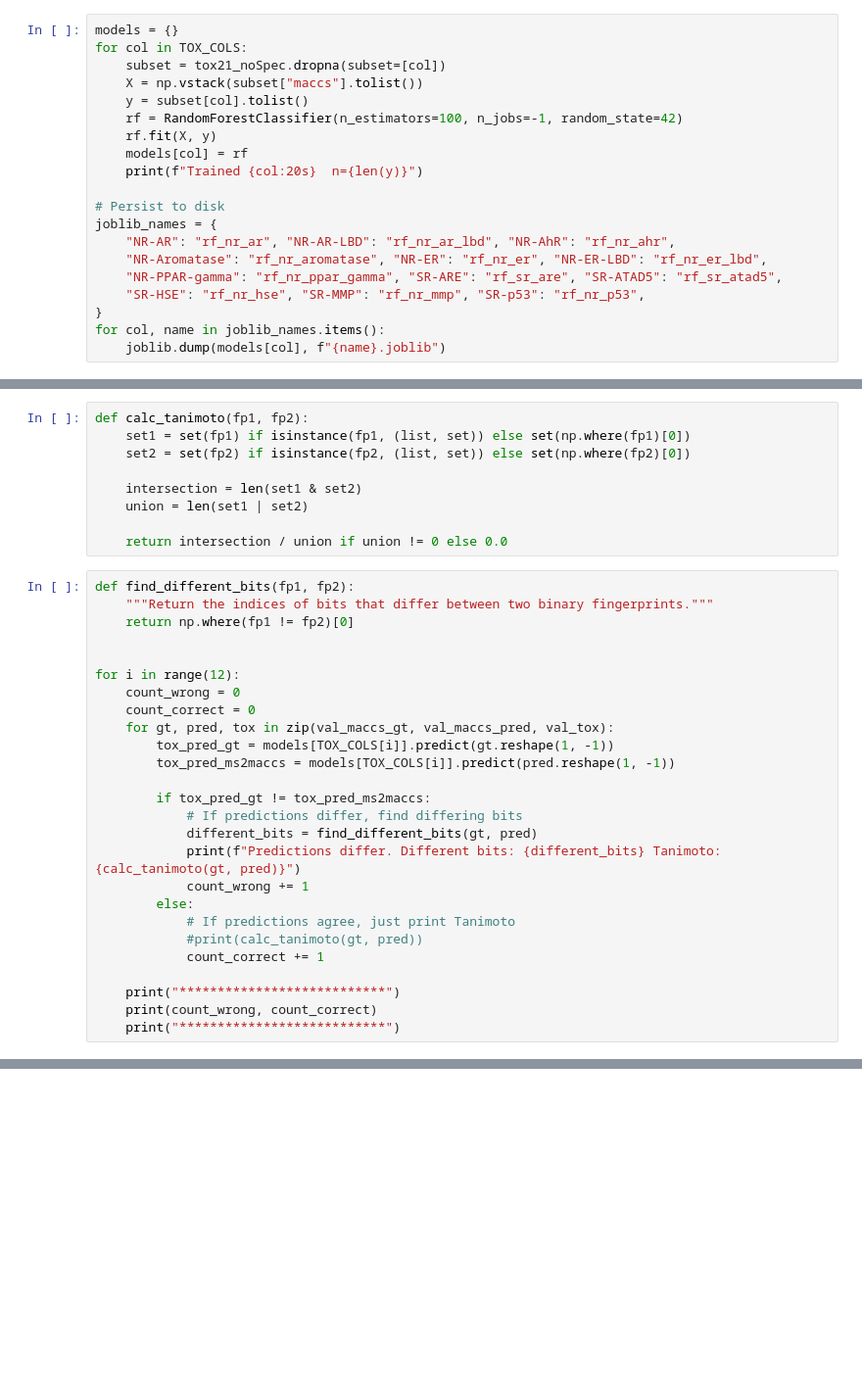
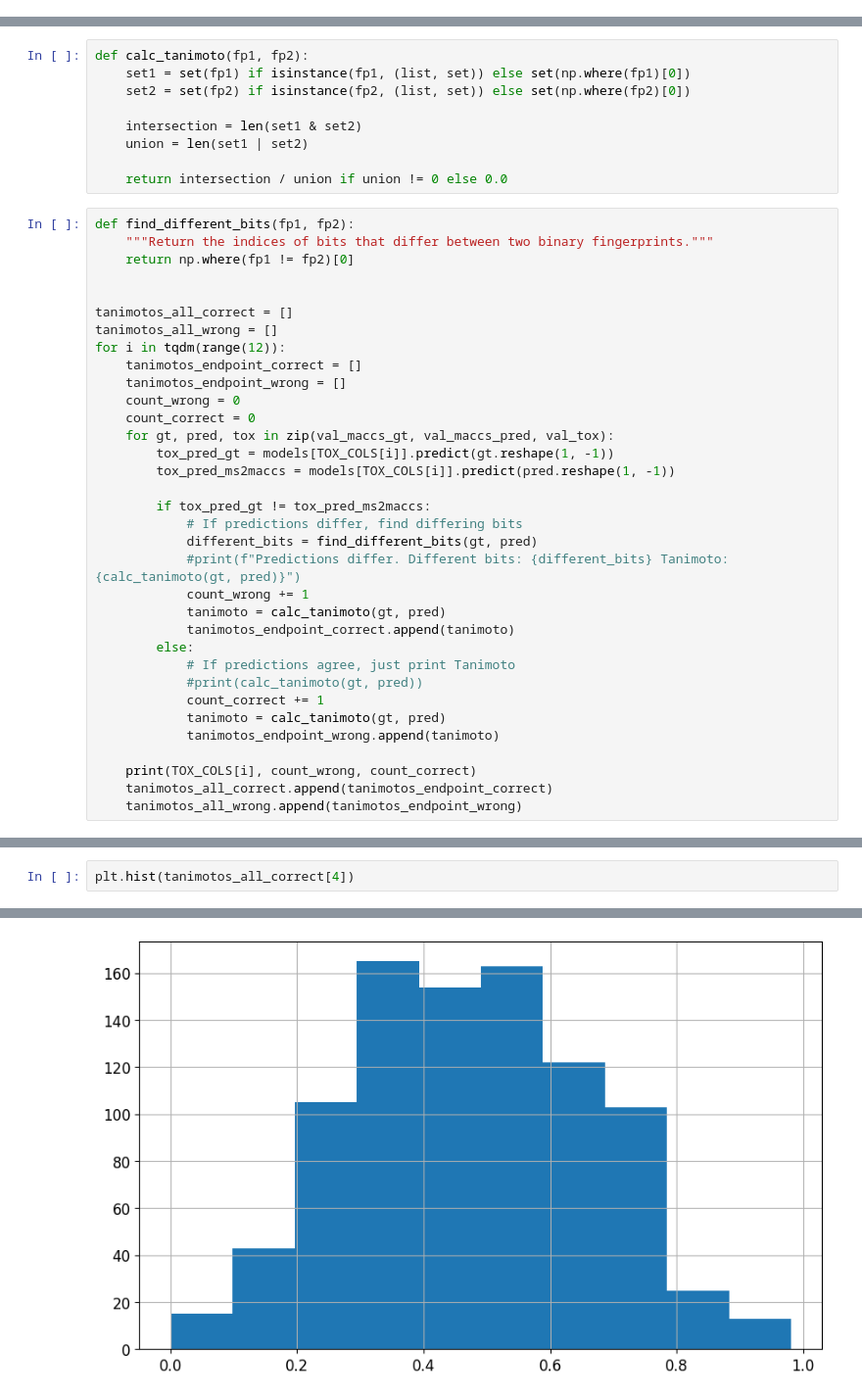
Before and after one commit to j-a-dietrich/MS2MACCS, a Jupyter notebook: paper/tox/tox21_ms2maccs.ipynb, the cells around one changed output, grey strips where cells are left out. Shown at 98% size. Drawn from its saved outputs; the diff is of its cells as text; blank space fills up the shorter version.

```diff
--- a/paper/tox/tox21_ms2maccs.ipynb
+++ b/paper/tox/tox21_ms2maccs.ipynb
@@ -124,23 +126,3 @@ tox21_noSpec["maccs"] = [
 ]
 # %% [markdown]
 ## 6  Train one Random Forest classifier per tox endpoint
-# %%
-models = {}
-for col in TOX_COLS:
-    subset = tox21_noSpec.dropna(subset=[col])
-    X = np.vstack(subset["maccs"].tolist())
-    y = subset[col].tolist()
-    rf = RandomForestClassifier(n_estimators=100, n_jobs=-1, random_state=42)
-    rf.fit(X, y)
-    models[col] = rf
-    print(f"Trained {col:20s}  n={len(y)}")
-
-# Persist to disk
-joblib_names = {
-    "NR-AR": "rf_nr_ar", "NR-AR-LBD": "rf_nr_ar_lbd", "NR-AhR": "rf_nr_ahr",
-    "NR-Aromatase": "rf_nr_aromatase", "NR-ER": "rf_nr_er", "NR-ER-LBD": "rf_nr_er_lbd",
-    "NR-PPAR-gamma": "rf_nr_ppar_gamma", "SR-ARE": "rf_sr_are", "SR-ATAD5": "rf_sr_atad5",
-    "SR-HSE": "rf_nr_hse", "SR-MMP": "rf_nr_mmp", "SR-p53": "rf_nr_p53",
-}
-for col, name in joblib_names.items():
-    joblib.dump(models[col], f"{name}.joblib")
@@ -289,7 +339,11 @@ def find_different_bits(fp1, fp2):
     return np.where(fp1 != fp2)[0]
 
 
-for i in range(12):
+tanimotos_all_correct = []
+tanimotos_all_wrong = []
+for i in tqdm(range(12)):
+    tanimotos_endpoint_correct = []
+    tanimotos_endpoint_wrong = []
     count_wrong = 0
     count_correct = 0
     for gt, pred, tox in zip(val_maccs_gt, val_maccs_pred, val_tox):
@@ -299,14 +353,18 @@ for i in range(12):
         if tox_pred_gt != tox_pred_ms2maccs:
             # If predictions differ, find differing bits
             different_bits = find_different_bits(gt, pred)
-            print(f"Predictions differ. Different bits: {different_bits} Tanimoto: {calc_tanimoto(gt, pred)}")
+            #print(f"Predictions differ. Different bits: {different_bits} Tanimoto: {calc_tanimoto(gt, pred)}")
             count_wrong += 1
+            tanimoto = calc_tanimoto(gt, pred)
+            tanimotos_endpoint_correct.append(tanimoto)
         else:
             # If predictions agree, just print Tanimoto
             #print(calc_tanimoto(gt, pred))
             count_correct += 1
+            tanimoto = calc_tanimoto(gt, pred)
+            tanimotos_endpoint_wrong.append(tanimoto)
 
-    print("***************************")
-    print(count_wrong, count_correct)
-    print("***************************")
+    print(TOX_COLS[i], count_wrong, count_correct)
+    tanimotos_all_correct.append(tanimotos_endpoint_correct)
+    tanimotos_all_wrong.append(tanimotos_endpoint_wrong)
 # %% [output]
@@ -325,0 +383,3 @@ Predictions differ. Different bits: [ 19  54  75  82  83  84  85  89  90  91  92
+# %%
+plt.hist(tanimotos_all_correct[4])
+# %% [output]
@@ -325,0 +391 @@ Predictions differ. Different bits: [ 19  54  75  82  83  84  85  89  90  91  92
+[figure, added]
```
Also changed, not shown: parts of 16 cells of this notebook, 1 other file.
